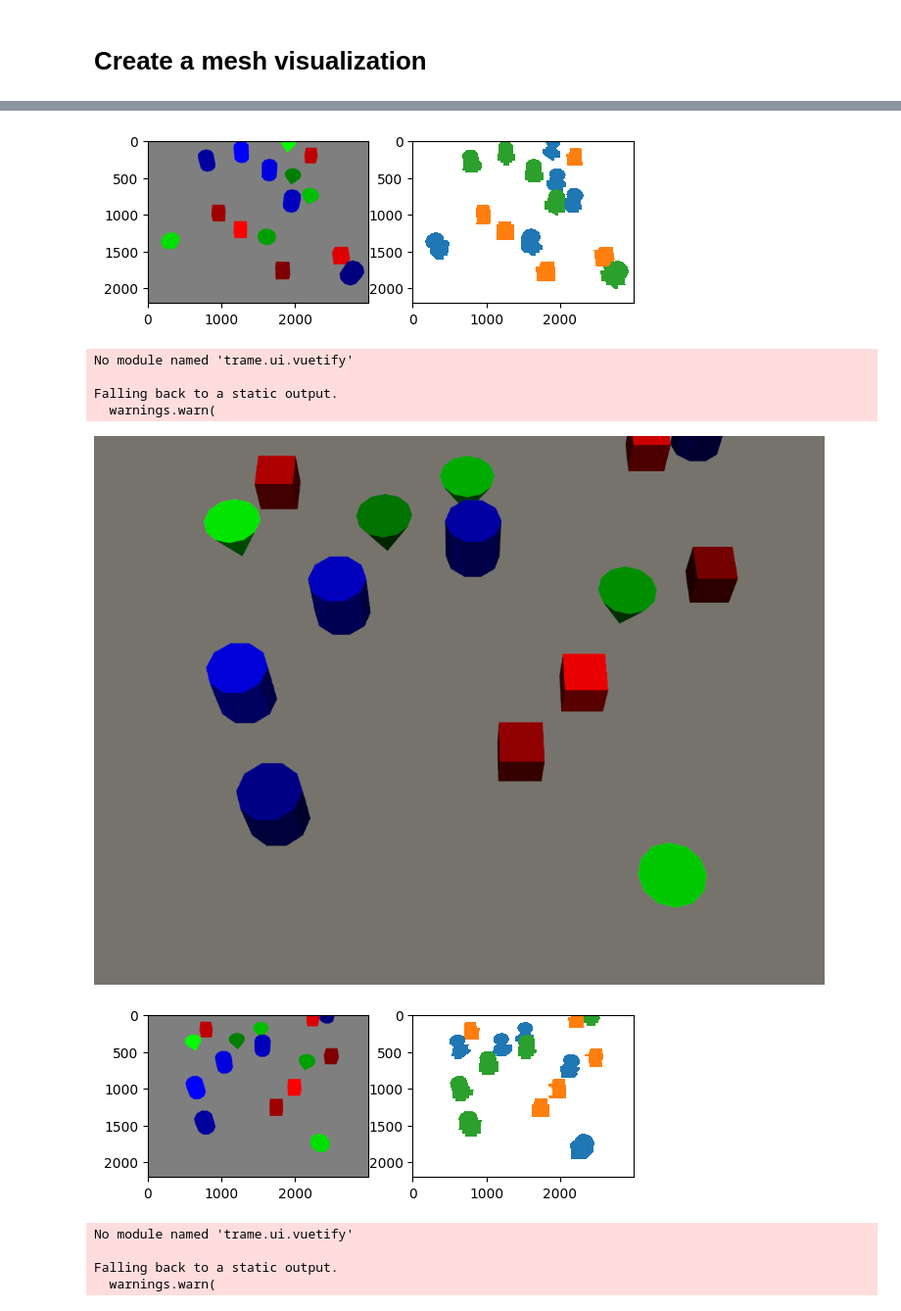
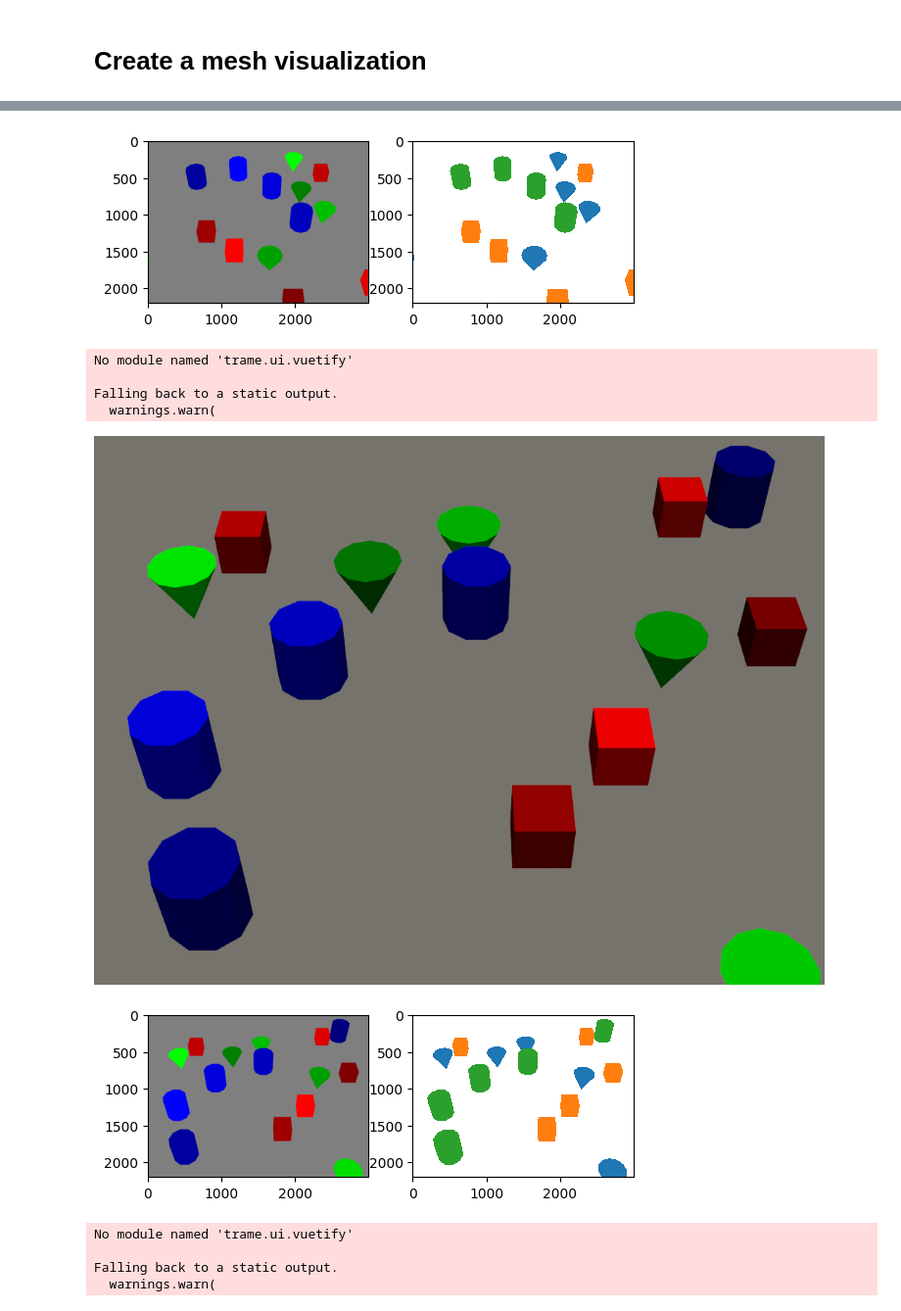
Before and after one commit to open-forest-observatory/geograypher, a Jupyter notebook: examples/concept_figure.ipynb, the cells around one changed output, grey strips where cells are left out. Shown at 98% size. Cells and saved outputs as stored; diff of their text form; code cells hidden in the pictures.

```diff
--- a/examples/concept_figure.ipynb
+++ b/examples/concept_figure.ipynb
@@ -139,8 +139,9 @@ labels_gdf.plot("name", legend=True)
 color_dict = {"cube": (1, 0, 0), "cone": (0, 1, 0), "cylinder": (0, 0, 1)}
 
 colors_per_face = np.full((mesh.n_cells, 3), fill_value=0.5)
+IDs_per_face = np.full((mesh.n_cells,1), fill_value=np.nan)
 
-for name, group in labels_gdf.groupby("name"):
+for i,(name, group) in enumerate(labels_gdf.groupby("name")):
     num = len(group)
     gradient = make_color_gradient(color_dict[name], num)
     # Indices into the original dataset
@@ -149,3 +150,5 @@ for name, group in labels_gdf.groupby("name"):
     for ID, color in zip(IDs, gradient):
         matching = mesh["ID"] == ID
         colors_per_face[matching, :] = color
+        IDs_per_face[matching, :] = i
+print(IDs_per_face)
@@ -153,9 +164,9 @@ for name, group in labels_gdf.groupby("name"):
 
 # Create a set of virtual cameras
 # %%
-HEIGHT = 15
+HEIGHT = 10
 DIST_FROM_CENTER = 10
-PITCH = 150
+PITCH = 135
 
 t_vecs = (
     (0, 0, HEIGHT),
@@ -187,7 +198,7 @@ camera_set = PhotogrammetryCameraSet(
 # Create a mesh visualization
 # %%
 object_class_mesh = TexturedPhotogrammetryMesh(
-    mesh, texture=labels_gdf, texture_column_name="name"
+    mesh, texture=IDs_per_face, texture_column_name="name"
 )
 object_class_mesh.vis(
     force_xvfb=True,
@@ -225,9 +224,6 @@ import matplotlib.pyplot as plt
 
 for i in range(5):
     rendered_image = colored_mesh.render_pytorch3d(
-        camera_set, i, shade_by_indexing=True
-    )
-    rendered_object_ID = object_ID_mesh.render_pytorch3d(
         camera_set, i, shade_by_indexing=True
     )
     rendered_object_class = object_class_mesh.render_pytorch3d(
@@ -269,10 +265,10 @@ Falling back to a static output.
-[figure, old version]
+[figure, new version]
 No module named 'trame.ui.vuetify'
 
 Falling back to a static output.
   warnings.warn(
-[figure, old version]
+[figure, new version]
-[figure, old version]
+[figure, new version]
 No module named 'trame.ui.vuetify'
 
 Falling back to a static output.
```
Also changed, not shown: parts of 5 cells of this notebook.
